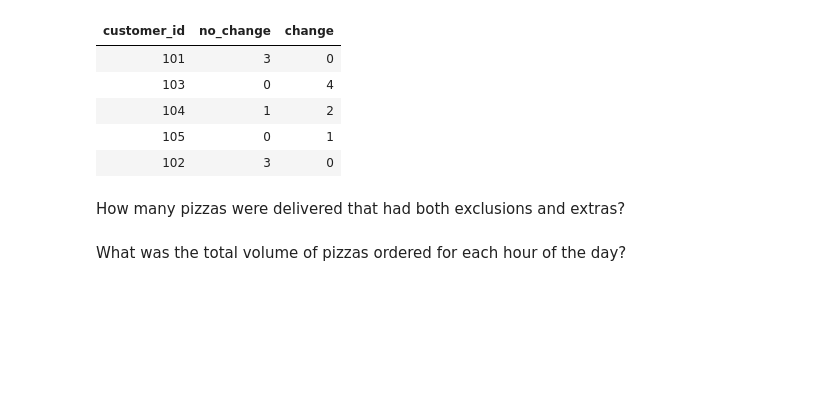
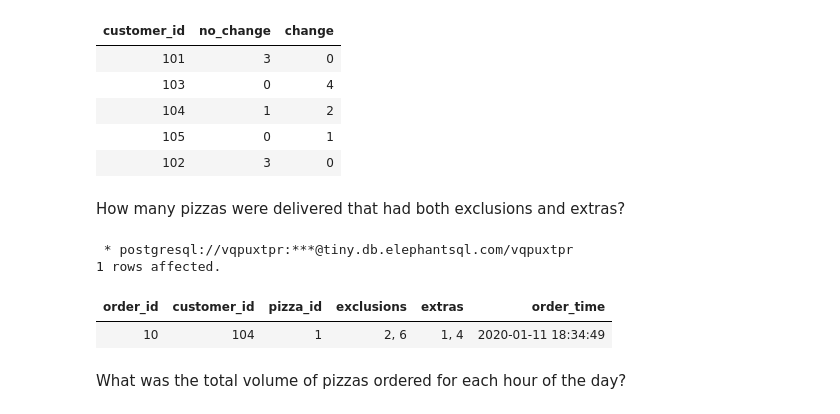
Before and after one commit to ishank296/8weekssqlchallenge, a Jupyter notebook: case_study_02.ipynb, the cells around one changed output. Drawn from its saved outputs; the diff is of its cells as text; code cells hidden in the pictures; blank space fills up the shorter version.

```diff
--- a/case_study_02.ipynb
+++ b/case_study_02.ipynb
@@ -300,5 +303,27 @@ group by customer_id
 | 102 | 3 | 0 |
 # %% [markdown]
 How many pizzas were delivered that had both exclusions and extras?
+# %%
+%%sql
+with cancelled_orders as (
+  select order_id from runner_orders where upper(cancellation) in
+                                                    ('CUSTOMER CANCELLATION',
+                                                     'RESTAURANT CANCELLATION')
+),
+orders_with_extra_exclusions as
+(
+  select *
+  from customer_orders
+  where
+         not ((extras is null or extras = '' or extras = 'null') or
+            (exclusions is null or exclusions ='' or exclusions = 'null'))
+)
+select * from orders_with_extra_exclusions where
+order_id not in (select order_id from cancelled_orders)
+# %% [output]
+ * postgresql://vqpuxtpr:***@tiny.db.elephantsql.com/vqpuxtpr
+1 rows affected.
+| order_id | customer_id | pizza_id | exclusions | extras | order_time |
+| 10 | 104 | 1 | 2, 6 | 1, 4 | 2020-01-11 18:34:49 |
 # %% [markdown]
   What was the total volume of pizzas ordered for each hour of the day?
```
Also changed, not shown: parts of 3 cells of this notebook.
